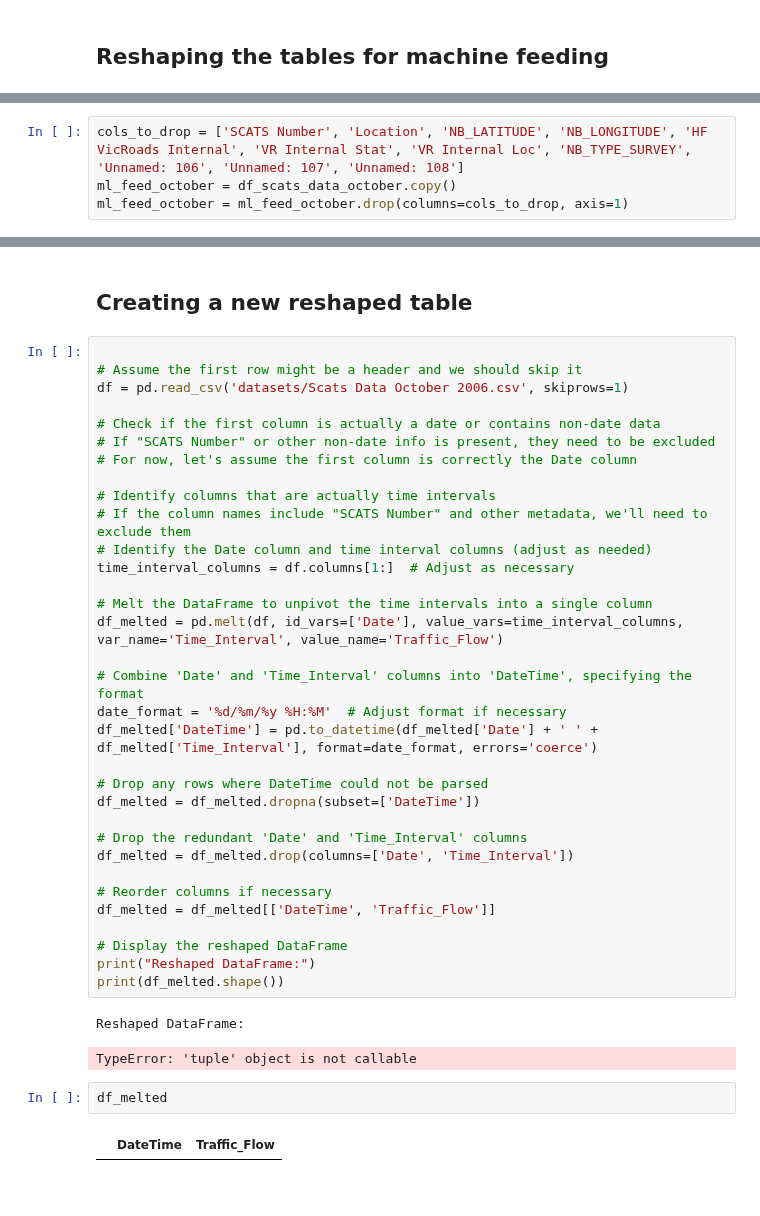
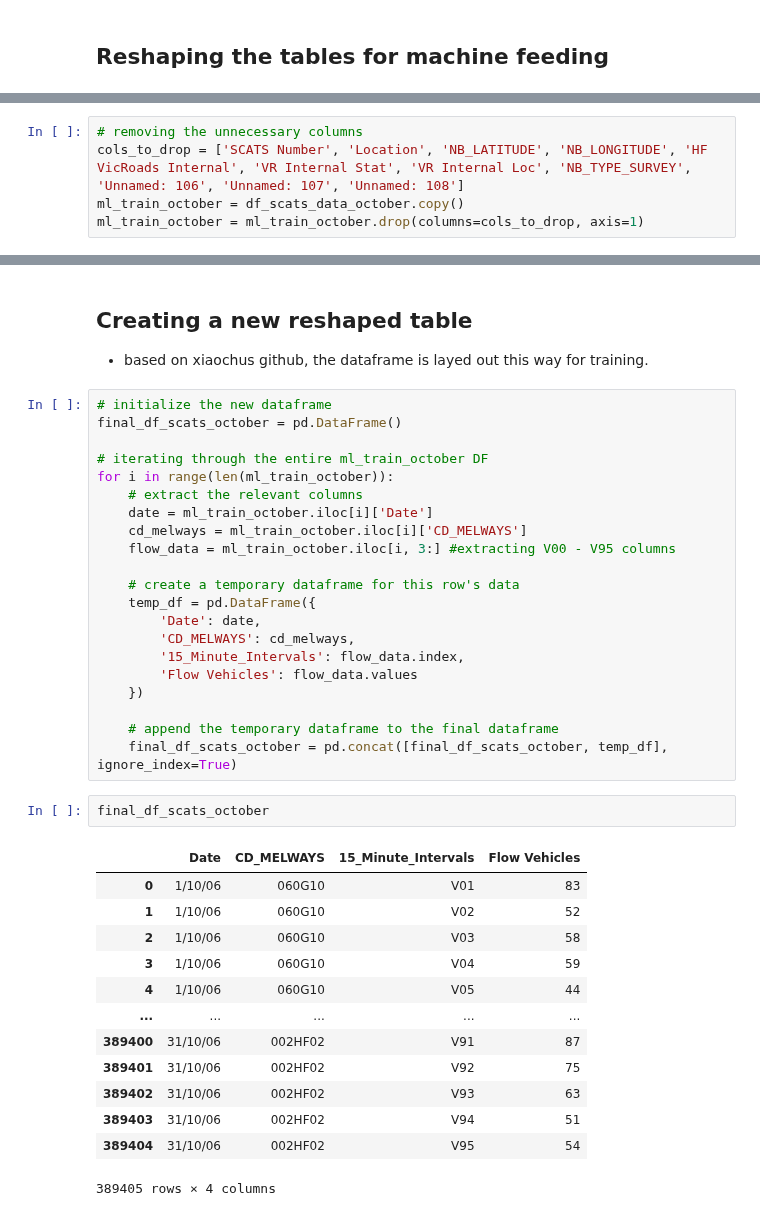
Before and after one commit to hengrvisal/Traffic-Flow-Prediction-System-TPFS, a Jupyter notebook: processing_data.ipynb, the cells around one changed output, grey strips where cells are left out. Drawn from its saved outputs; the diff is of its cells as text.

Commit message:
reshape dataframe for training done (probably need some readjustments and more cleanup to do)

```diff
--- a/processing_data.ipynb
+++ b/processing_data.ipynb
@@ -84,5 +66,6 @@ print(df_scats_data_october.columns.tolist())
 # %%
+# removing the unnecessary columns
 cols_to_drop = ['SCATS Number', 'Location', 'NB_LATITUDE', 'NB_LONGITUDE', 'HF VicRoads Internal', 'VR Internal Stat', 'VR Internal Loc', 'NB_TYPE_SURVEY', 'Unnamed: 106', 'Unnamed: 107', 'Unnamed: 108']
-ml_feed_october = df_scats_data_october.copy()
-ml_feed_october = ml_feed_october.drop(columns=cols_to_drop, axis=1)
+ml_train_october = df_scats_data_october.copy()
+ml_train_october = ml_train_october.drop(columns=cols_to_drop, axis=1)
 # %%
@@ -103,43 +86,42 @@ ml_feed_october
 4099 rows × 98 columns
 # %% [markdown]
 ## **Creating a new reshaped table**
+
+- based on xiaochus github, the dataframe is layed out this way for training.
+# %%
+# initialize the new dataframe
+final_df_scats_october = pd.DataFrame()
+
+# iterating through the entire ml_train_october DF
+for i in range(len(ml_train_october)):
+    # extract the relevant columns
+    date = ml_train_october.iloc[i]['Date']
+    cd_melways = ml_train_october.iloc[i]['CD_MELWAYS']
+    flow_data = ml_train_october.iloc[i, 3:] #extracting V00 - V95 columns
+
+    # create a temporary dataframe for this row's data
+    temp_df = pd.DataFrame({
+        'Date': date,
+        'CD_MELWAYS': cd_melways,
+        '15_Minute_Intervals': flow_data.index,
+        'Flow Vehicles': flow_data.values
+    })
+
+    # append the temporary dataframe to the final dataframe
+    final_df_scats_october = pd.concat([final_df_scats_october, temp_df], ignore_index=True)
 # %%
-
-# Assume the first row might be a header and we should skip it
-df = pd.read_csv('datasets/Scats Data October 2006.csv', skiprows=1)
-
-# Check if the first column is actually a date or contains non-date data
-# If "SCATS Number" or other non-date info is present, they need to be excluded
-# For now, let's assume the first column is correctly the Date column
-
-# Identify columns that are actually time intervals
-# If the column names include "SCATS Number" and other metadata, we'll need to exclude them
-# Identify the Date column and time interval columns (adjust as needed)
-time_interval_columns = df.columns[1:]  # Adjust as necessary
-
-# Melt the DataFrame to unpivot the time intervals into a single column
-df_melted = pd.melt(df, id_vars=['Date'], value_vars=time_interval_columns, var_name='Time_Interval', value_name='Traffic_Flow')
-
-# Combine 'Date' and 'Time_Interval' columns into 'DateTime', specifying the format
-date_format = '%d/%m/%y %H:%M'  # Adjust format if necessary
-df_melted['DateTime'] = pd.to_datetime(df_melted['Date'] + ' ' + df_melted['Time_Interval'], format=date_format, errors='coerce')
-
-# Drop any rows where DateTime could not be parsed
-df_melted = df_melted.dropna(subset=['DateTime'])
-
-# Drop the redundant 'Date' and 'Time_Interval' columns
-df_melted = df_melted.drop(columns=['Date', 'Time_Interval'])
-
-# Reorder columns if necessary
-df_melted = df_melted[['DateTime', 'Traffic_Flow']]
-
-# Display the reshaped DataFrame
-print("Reshaped DataFrame:")
-print(df_melted.shape())
+final_df_scats_october
 # %% [output]
+|  | Date | CD_MELWAYS | 15_Minute_Intervals | Flow Vehicles |
+| 0 | 1/10/06 | 060G10 | V01 | 83 |
+| 1 | 1/10/06 | 060G10 | V02 | 52 |
+| 2 | 1/10/06 | 060G10 | V03 | 58 |
+| 3 | 1/10/06 | 060G10 | V04 | 59 |
+| 4 | 1/10/06 | 060G10 | V05 | 44 |
+| ... | ... | ... | ... | ... |
+| 389400 | 31/10/06 | 002HF02 | V91 | 87 |
+| 389401 | 31/10/06 | 002HF02 | V92 | 75 |
+| 389402 | 31/10/06 | 002HF02 | V93 | 63 |
+| 389403 | 31/10/06 | 002HF02 | V94 | 51 |
+| 389404 | 31/10/06 | 002HF02 | V95 | 54 |
-Reshaped DataFrame:
+389405 rows × 4 columns
-TypeError: 'tuple' object is not callable
-# %%
-df_melted
-# %% [output]
-|  | DateTime | Traffic_Flow |
```
Also changed, not shown: parts of 3 cells of this notebook.
